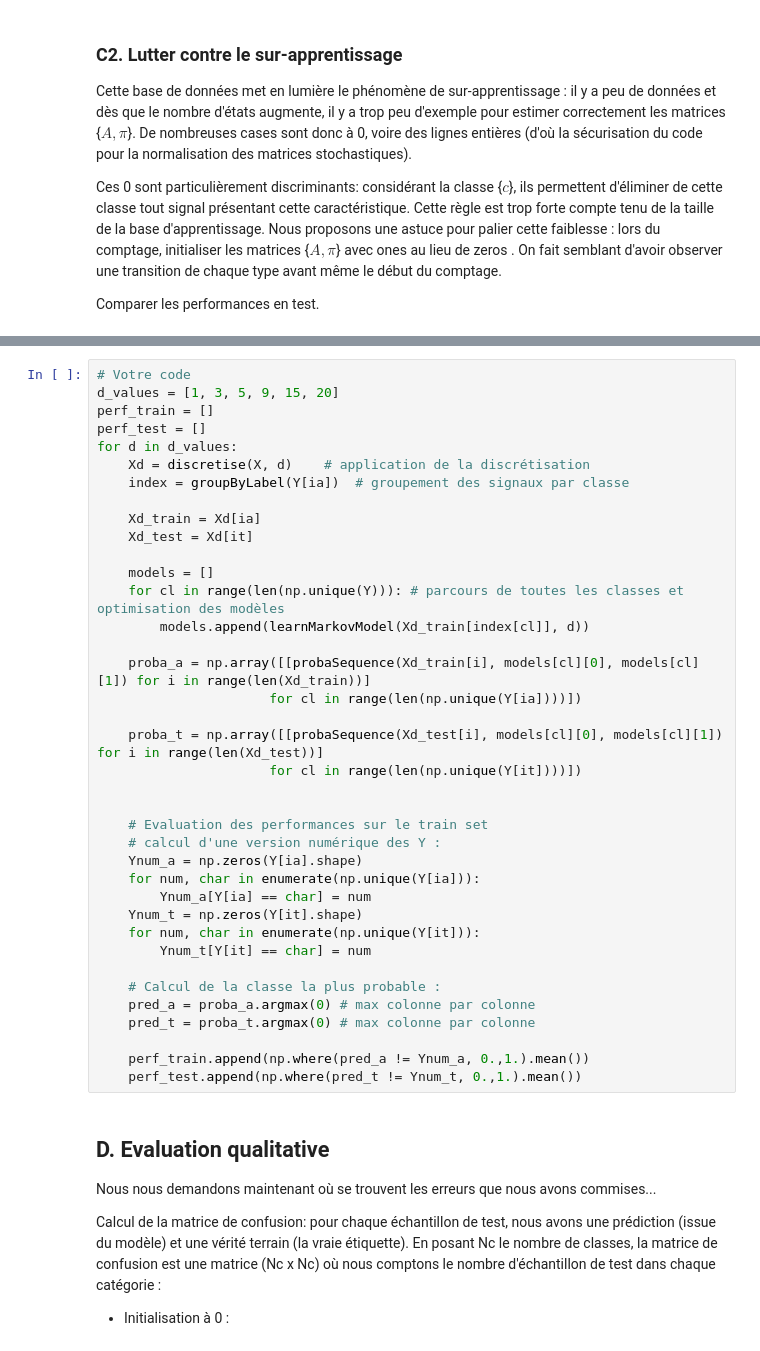
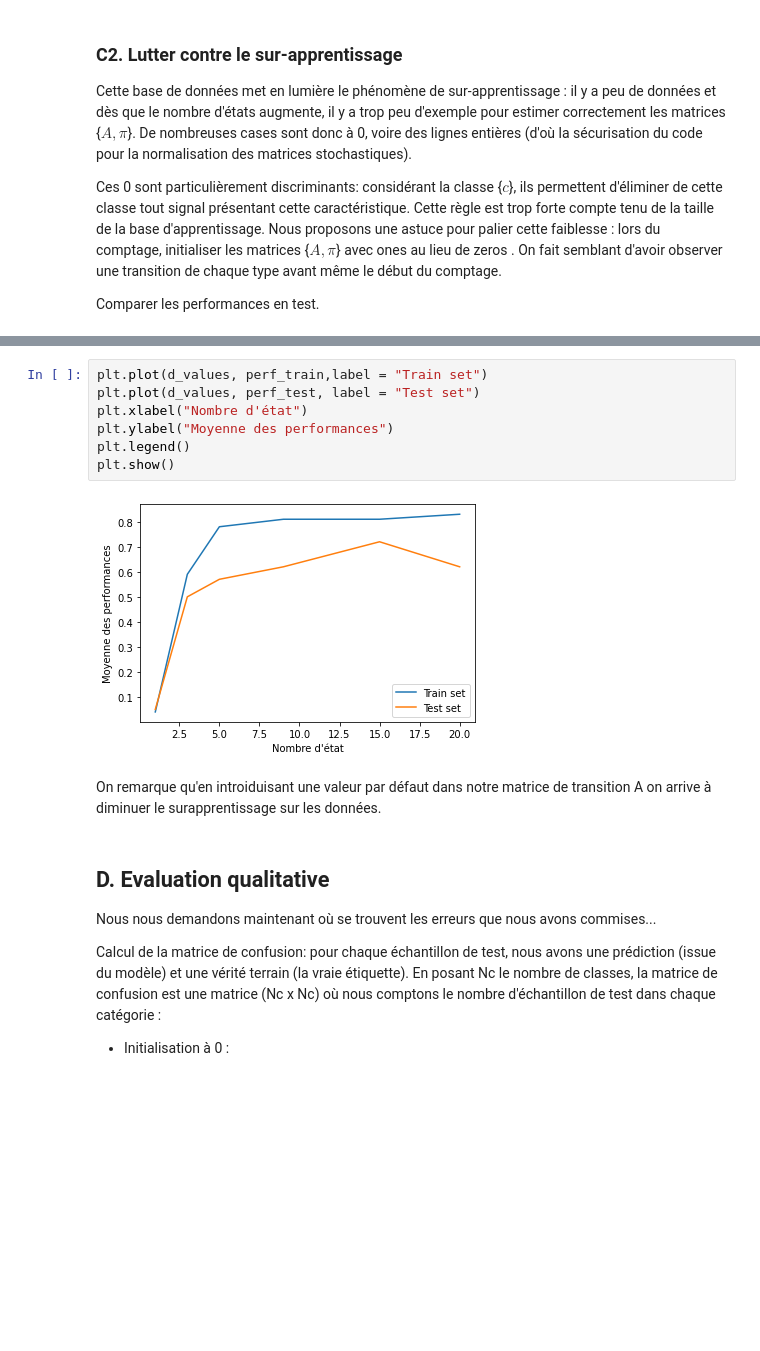
Before and after one commit to samynhl/DAC-M1-S1-MAPSI-TMES, a Jupyter notebook: TME6/TME6_NEHLIL_BOUTALEB.ipynb, the cells around one changed output, grey strips where cells are left out. Drawn from its saved outputs; the diff is of its cells as text; blank space fills up the shorter version.

```diff
--- a/TME6/TME6_NEHLIL_BOUTALEB.ipynb
+++ b/TME6/TME6_NEHLIL_BOUTALEB.ipynb
@@ -520,41 +534,14 @@ Performances test set : 0.5833333333333334
-# %%
-# Votre code
-d_values = [1, 3, 5, 9, 15, 20]
-perf_train = []
-perf_test = []
-for d in d_values:
-    Xd = discretise(X, d)    # application de la discrétisation
-    index = groupByLabel(Y[ia])  # groupement des signaux par classe
-
-    Xd_train = Xd[ia]
-    Xd_test = Xd[it]
-
-    models = []
-    for cl in range(len(np.unique(Y))): # parcours de toutes les classes et optimisation des modèles
-        models.append(learnMarkovModel(Xd_train[index[cl]], d))
-
-    proba_a = np.array([[probaSequence(Xd_train[i], models[cl][0], models[cl][1]) for i in range(len(Xd_train))]
-                      for cl in range(len(np.unique(Y[ia])))])
-
-    proba_t = np.array([[probaSequence(Xd_test[i], models[cl][0], models[cl][1]) for i in range(len(Xd_test))]
-                      for cl in range(len(np.unique(Y[it])))])
-
-
-    # Evaluation des performances sur le train set
-    # calcul d'une version numérique des Y :
-    Ynum_a = np.zeros(Y[ia].shape)
-    for num, char in enumerate(np.unique(Y[ia])):
-        Ynum_a[Y[ia] == char] = num
-    Ynum_t = np.zeros(Y[it].shape)
-    for num, char in enumerate(np.unique(Y[it])):
-        Ynum_t[Y[it] == char] = num
-
-    # Calcul de la classe la plus probable :
-    pred_a = proba_a.argmax(0) # max colonne par colonne
-    pred_t = proba_t.argmax(0) # max colonne par colonne
-
-    perf_train.append(np.where(pred_a != Ynum_a, 0.,1.).mean())
-    perf_test.append(np.where(pred_t != Ynum_t, 0.,1.).mean())
+# %%
+plt.plot(d_values, perf_train,label = "Train set")
+plt.plot(d_values, perf_test, label = "Test set")
+plt.xlabel("Nombre d'état")
+plt.ylabel("Moyenne des performances")
+plt.legend()
+plt.show()
+# %% [output]
+[figure, added]
+# %% [markdown]
+On remarque qu'en introiduisant une valeur par défaut dans notre matrice de transition A on arrive à diminuer le surapprentissage sur les données.
 # %% [markdown]
 ## D. Evaluation qualitative
 
```
Also changed, not shown: parts of 27 cells of this notebook.
